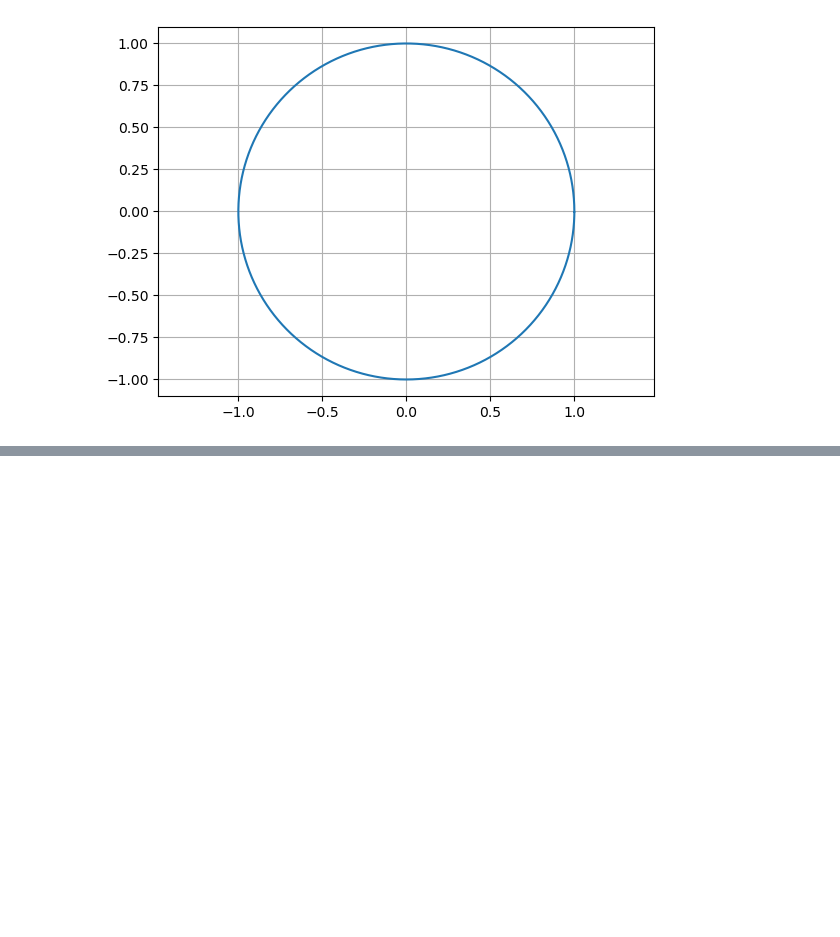
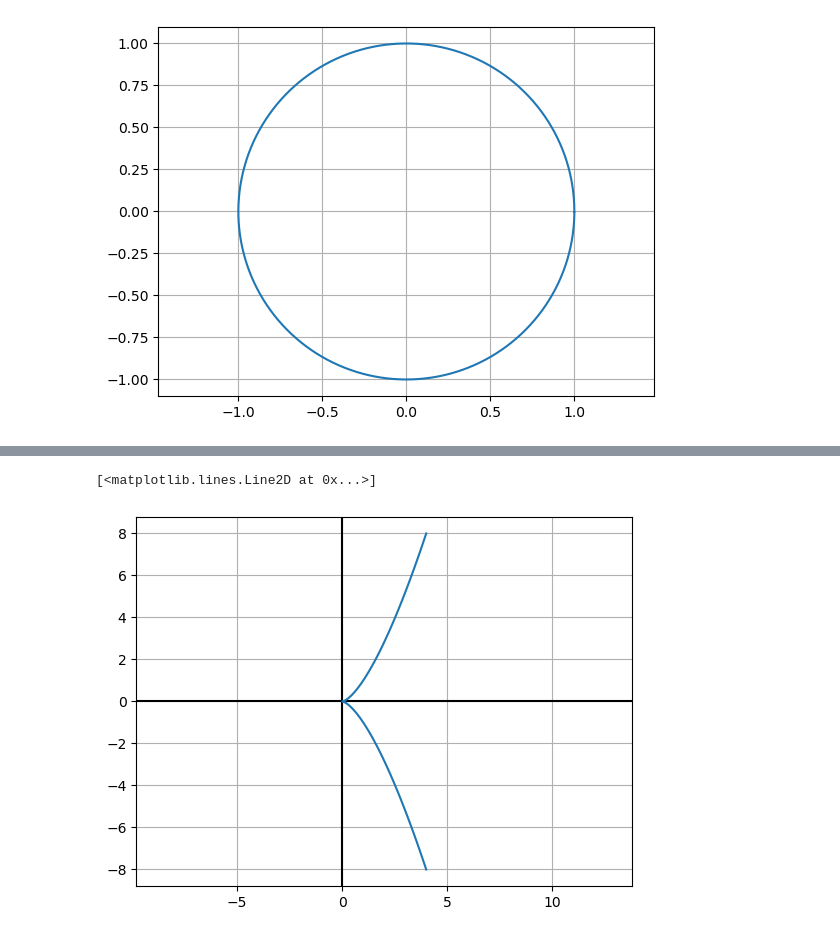
Before and after one commit to paulf98/cmath, a Jupyter notebook: summary.ipynb, the cells around one changed output, grey strips where cells are left out. Cells and saved outputs as stored; diff of their text form; code cells hidden in the pictures; blank space fills up the shorter version.

```diff
--- a/summary.ipynb
+++ b/summary.ipynb
@@ -51,0 +120,16 @@ plt.plot(x, y)
+# %%
+t = np.linspace(-2, 2, 100)
+x = np.power(t, 2)
+y = np.power(t, 3)
+
+
+plt.axis('equal')
+# show x an y axis
+plt.axhline(y=0, color='k')
+plt.axvline(x=0, color='k')
+
+plt.grid()
+plt.plot(x, y)
+# %% [output]
+[<matplotlib.lines.Line2D at 0x...>]
+[figure, added]
```
Also changed, not shown: parts of 12 cells of this notebook.
